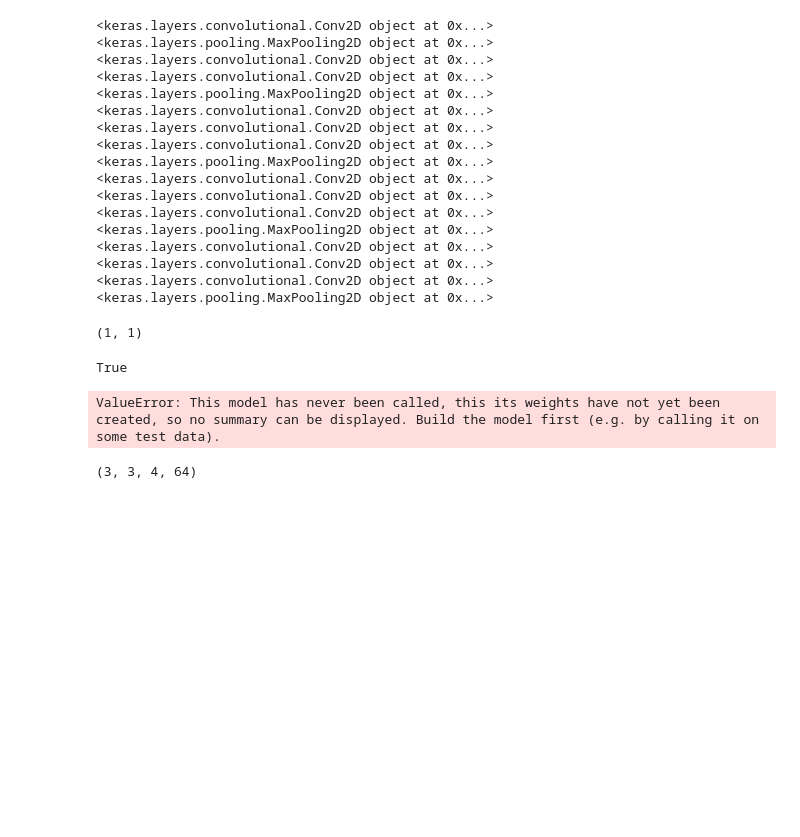
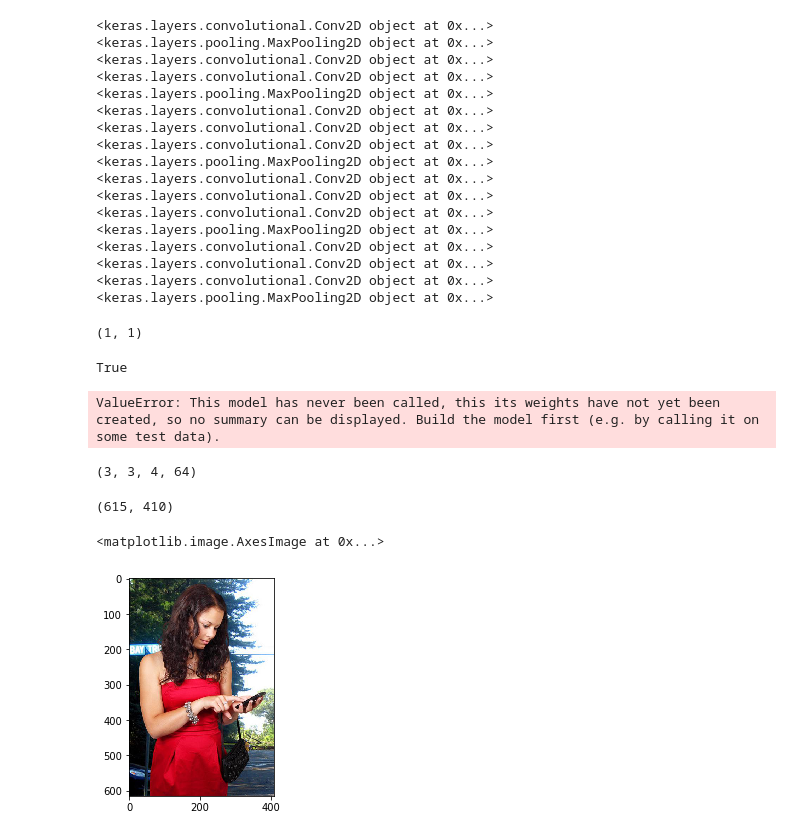
Before and after one commit to thalvadzhi/ImageMattingThesis, a Jupyter notebook: notebooks/tests.ipynb, the cells around one changed output. Cells and saved outputs as stored; diff of their text form; code cells hidden in the pictures; blank space fills up the shorter version.

```diff
--- a/notebooks/tests.ipynb
+++ b/notebooks/tests.ipynb
@@ -292,0 +311,3 @@ np.array(model.get_layer("conv2d_1").get_weights()[0]).shape
+# %%
+p_img = "D:\\Image Matting Dataset\\merged_ds_two\\1-1252426161dfXY_0.jpg"
+p_alpha = "D:\\Image Matting Dataset\\adobe dataset\\Combined_Dataset\\Training_set\\all_alphas\\1-1252426161dfXY.jpg"
@@ -292,0 +324,3 @@ np.array(model.get_layer("conv2d_1").get_weights()[0]).shape
+# %%
+img = Image.open(p_img).convert('RGB')
+alpha = Image.open(p_alpha).convert("RGB")
@@ -292,0 +329,4 @@ np.array(model.get_layer("conv2d_1").get_weights()[0]).shape
+# %%
+trimap[:, :, 0].shape
+# %% [output]
+(615, 410)
@@ -292,0 +335,5 @@ np.array(model.get_layer("conv2d_1").get_weights()[0]).shape
+# %%
+imshow(img)
+# %% [output]
+<matplotlib.image.AxesImage at 0x...>
+[figure, added]
```
Also changed, not shown: parts of 40 cells of this notebook, 36 other files.
